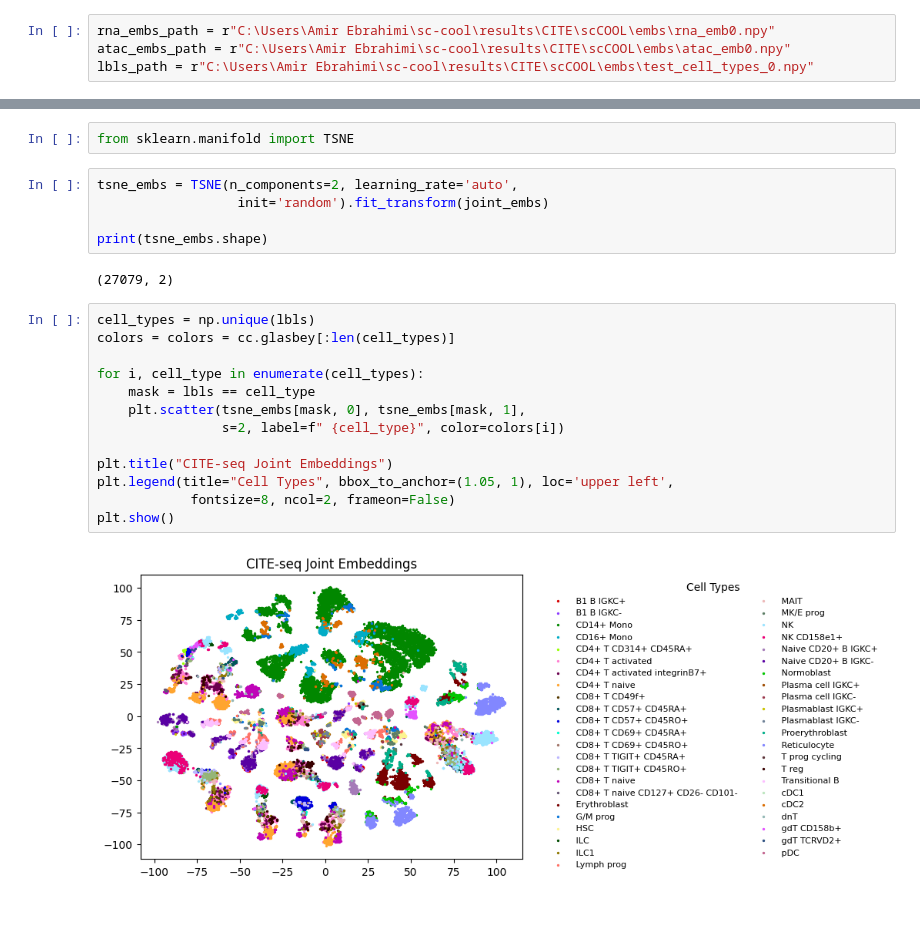
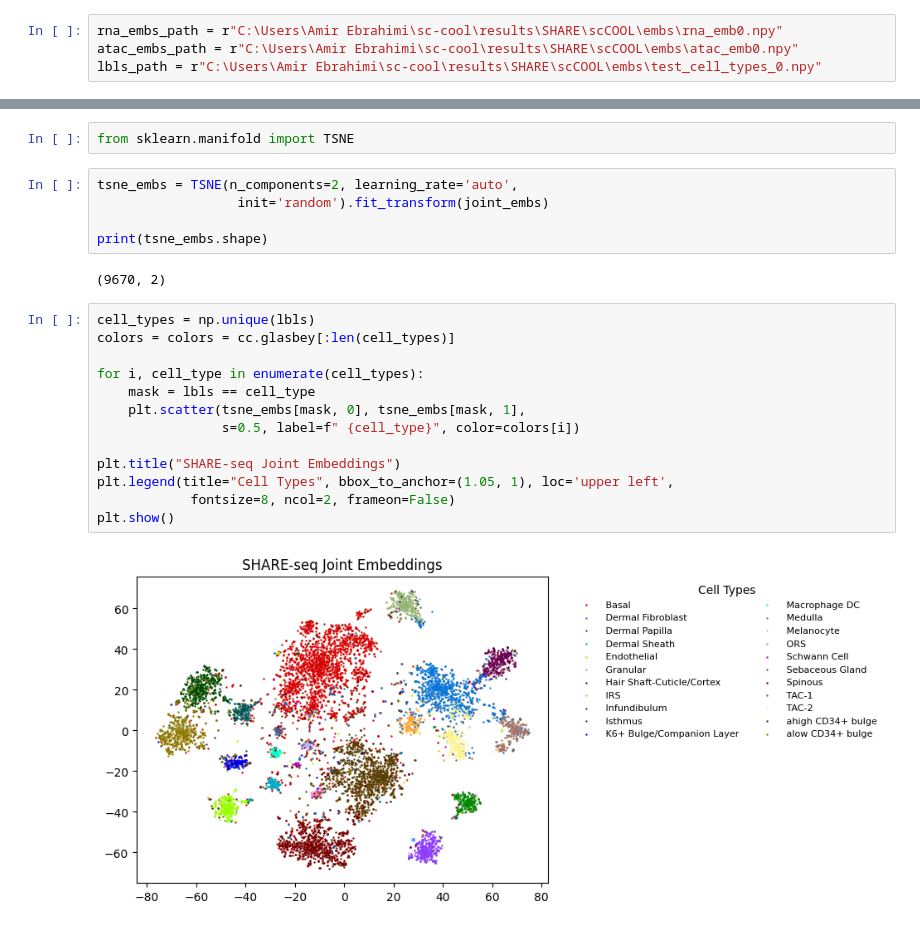
Before and after one commit to AmirTEbi/sCIN, a Jupyter notebook: notebooks/Analysis.ipynb, the cells around one changed output, grey strips where cells are left out. Cells and saved outputs as stored; diff of their text form.

```diff
--- a/notebooks/Analysis.ipynb
+++ b/notebooks/Analysis.ipynb
@@ -9,9 +9,9 @@ import os
 # %% [markdown]
 ### Read embeddings
 # %%
-rna_embs_path = r"C:\Users\Amir Ebrahimi\sc-cool\results\CITE\scCOOL\embs\rna_emb0.npy"
-atac_embs_path = r"C:\Users\Amir Ebrahimi\sc-cool\results\CITE\scCOOL\embs\atac_emb0.npy"
-lbls_path = r"C:\Users\Amir Ebrahimi\sc-cool\results\CITE\scCOOL\embs\test_cell_types_0.npy"
+rna_embs_path = r"C:\Users\Amir Ebrahimi\sc-cool\results\SHARE\scCOOL\embs\rna_emb0.npy"
+atac_embs_path = r"C:\Users\Amir Ebrahimi\sc-cool\results\SHARE\scCOOL\embs\atac_emb0.npy"
+lbls_path = r"C:\Users\Amir Ebrahimi\sc-cool\results\SHARE\scCOOL\embs\test_cell_types_0.npy"
 # %%
 rna_embs = np.load(rna_embs_path)
 atac_embs = np.load(atac_embs_path)
@@ -164,19 +169,19 @@ tsne_embs = TSNE(n_components=2, learning_rate='auto',
 
 print(tsne_embs.shape)
 # %% [output]
-(27079, 2)
+(9670, 2)
 # %%
 cell_types = np.unique(lbls)
 colors = colors = cc.glasbey[:len(cell_types)]
 
 for i, cell_type in enumerate(cell_types):
     mask = lbls == cell_type
     plt.scatter(tsne_embs[mask, 0], tsne_embs[mask, 1],
-                s=2, label=f" {cell_type}", color=colors[i])
+                s=0.5, label=f" {cell_type}", color=colors[i])
 
-plt.title("CITE-seq Joint Embeddings")
+plt.title("SHARE-seq Joint Embeddings")
 plt.legend(title="Cell Types", bbox_to_anchor=(1.05, 1), loc='upper left',
             fontsize=8, ncol=2, frameon=False)
 plt.show()
 # %% [output]
-[figure, old version]
+[figure, new version]
```
Also changed, not shown: parts of 3 cells of this notebook.
